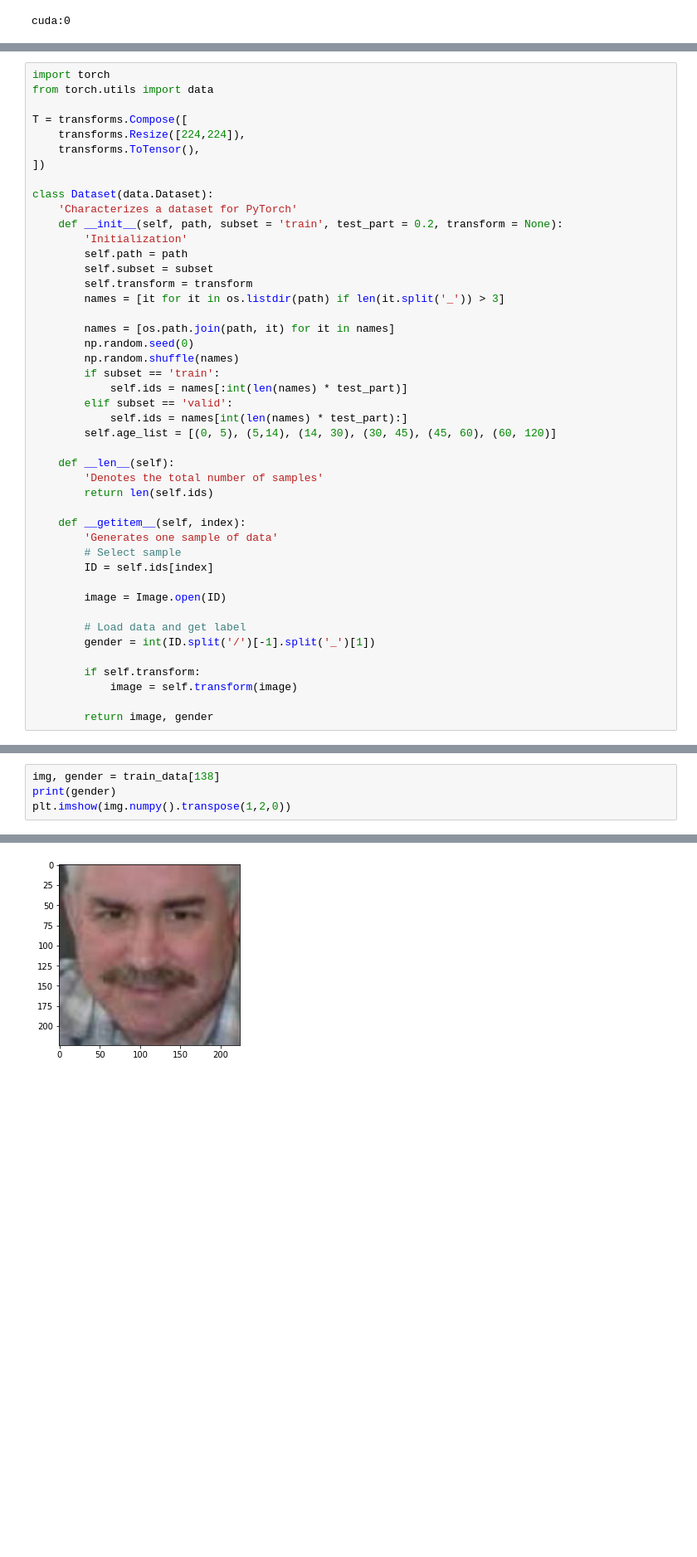
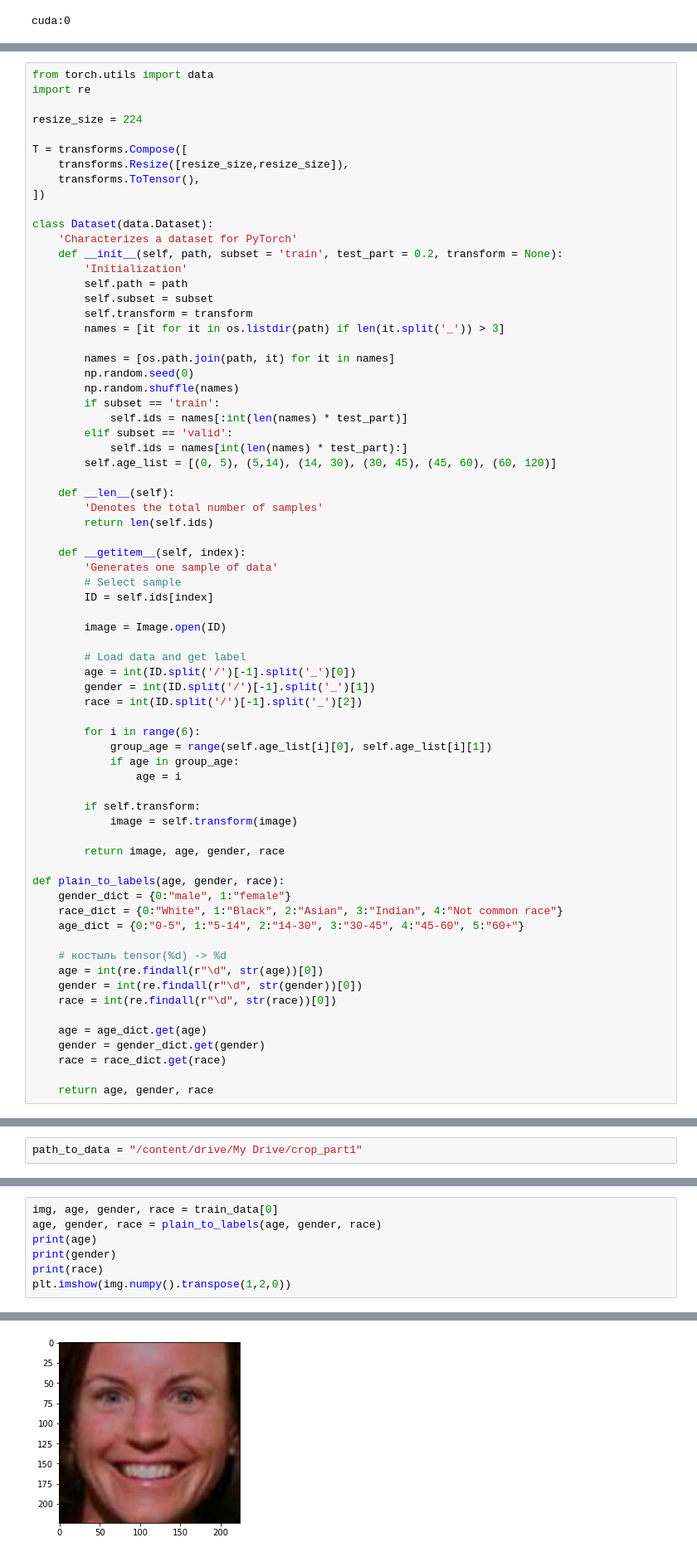
Before and after one commit to leequidman/cnn_course, a Jupyter notebook: practics/2_classification/lab_2.ipynb, the cells around one changed output, grey strips where cells are left out. Shown at 83% size. Cells and saved outputs as stored; diff of their text form; blank space fills up the shorter version.

```diff
--- a/practics/2_classification/lab_2.ipynb
+++ b/practics/2_classification/lab_2.ipynb
@@ -46,9 +19,11 @@ cuda:0
 # %%
-import torch
 from torch.utils import data
+import re
+
+resize_size = 224
 
 T = transforms.Compose([
-    transforms.Resize([224,224]),
+    transforms.Resize([resize_size,resize_size]),
     transforms.ToTensor(),
 ])
 
@@ -82,9 +57,32 @@ class Dataset(data.Dataset):
         image = Image.open(ID)
 
         # Load data and get label
+        age = int(ID.split('/')[-1].split('_')[0])
         gender = int(ID.split('/')[-1].split('_')[1])
+        race = int(ID.split('/')[-1].split('_')[2])
+
+        for i in range(6):
+            group_age = range(self.age_list[i][0], self.age_list[i][1])
+            if age in group_age:
+                age = i
 
         if self.transform:
             image = self.transform(image)
 
-        return image, gender
+        return image, age, gender, race
+
+def plain_to_labels(age, gender, race):
+    gender_dict = {0:"male", 1:"female"}
+    race_dict = {0:"White", 1:"Black", 2:"Asian", 3:"Indian", 4:"Not common race"}
+    age_dict = {0:"0-5", 1:"5-14", 2:"14-30", 3:"30-45", 4:"45-60", 5:"60+"}
+
+    # костыль tensor(%d) -> %d
+    age = int(re.findall(r"\d", str(age))[0])
+    gender = int(re.findall(r"\d", str(gender))[0])
+    race = int(re.findall(r"\d", str(race))[0])
+
+    age = age_dict.get(age)
+    gender = gender_dict.get(gender)
+    race = race_dict.get(race)
+
+    return age, gender, race
@@ -91 +118,3 @@ class Dataset(data.Dataset):
+# %%
+path_to_data = "/content/drive/My Drive/crop_part1"
 # %%
@@ -97,5 +129,8 @@ valid_data = Dataset(path_to_data, subset='valid', test_part = 0.2, transform =
 # %%
-img, gender = train_data[138]
+img, age, gender, race = train_data[0]
+age, gender, race = plain_to_labels(age, gender, race)
+print(age)
 print(gender)
+print(race)
 plt.imshow(img.numpy().transpose(1,2,0))
 # %% [output]
@@ -103,2 +140,2 @@ plt.imshow(img.numpy().transpose(1,2,0))
 <matplotlib.image.AxesImage at 0x...>
-[figure, old version]
+[figure, new version]
```
Also changed, not shown: parts of 16 cells of this notebook, 2 other files.
